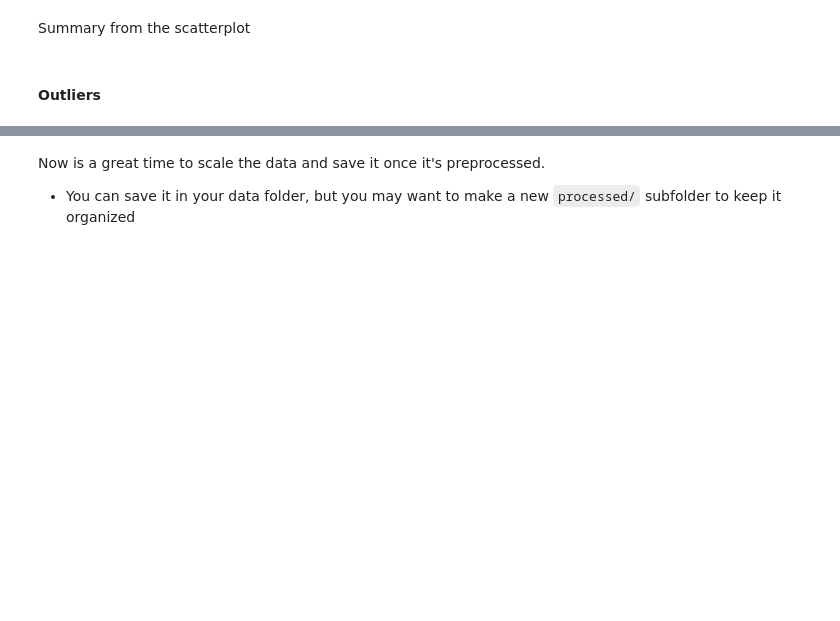
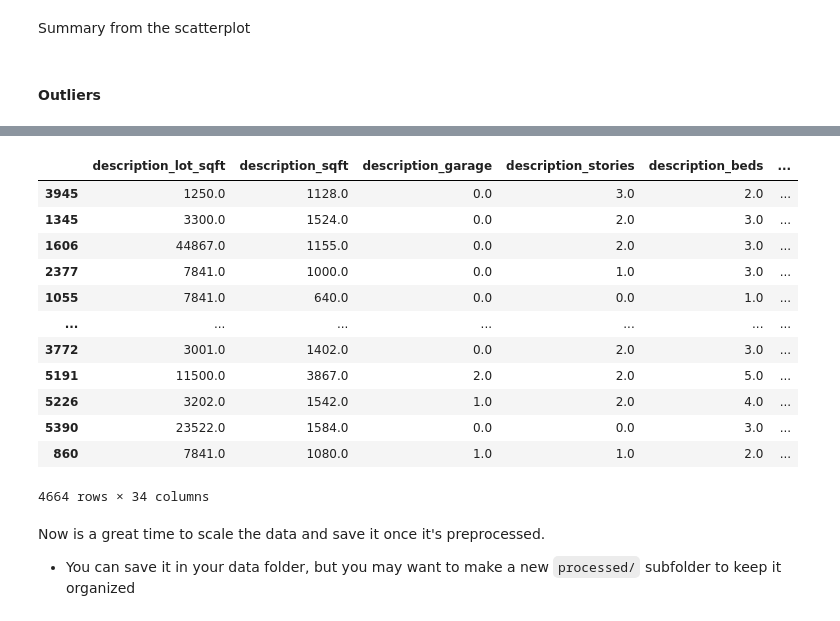
Before and after one commit to wjura/lhl-midterm-project, a Jupyter notebook: notebooks/1 - EDA.ipynb, the cells around one changed output, grey strips where cells are left out. Drawn from its saved outputs; the diff is of its cells as text; code cells hidden in the pictures; blank space fills up the shorter version.

```diff
--- a/notebooks/1 - EDA.ipynb
+++ b/notebooks/1 - EDA.ipynb
@@ -741,3 +720,19 @@ print(f"Cleaned y_train shape: {y_train.shape}")
+# %%
+X_train
+# %% [output]
+|  | description_lot_sqft | description_sqft | description_garage | description_stories | description_beds | ... |
+| 3945 | 1250.0 | 1128.0 | 0.0 | 3.0 | 2.0 | ... |
+| 1345 | 3300.0 | 1524.0 | 0.0 | 2.0 | 3.0 | ... |
+| 1606 | 44867.0 | 1155.0 | 0.0 | 2.0 | 3.0 | ... |
+| 2377 | 7841.0 | 1000.0 | 0.0 | 1.0 | 3.0 | ... |
+| 1055 | 7841.0 | 640.0 | 0.0 | 0.0 | 1.0 | ... |
+| ... | ... | ... | ... | ... | ... | ... |
+| 3772 | 3001.0 | 1402.0 | 0.0 | 2.0 | 3.0 | ... |
+| 5191 | 11500.0 | 3867.0 | 2.0 | 2.0 | 5.0 | ... |
+| 5226 | 3202.0 | 1542.0 | 1.0 | 2.0 | 4.0 | ... |
+| 5390 | 23522.0 | 1584.0 | 0.0 | 0.0 | 3.0 | ... |
+| 860 | 7841.0 | 1080.0 | 1.0 | 1.0 | 2.0 | ... |
+4664 rows × 34 columns
 # %%
 ## Scaling and Finishing Up
 # %% [markdown]
```
Also changed, not shown: parts of 15 cells of this notebook, 2 other files.
